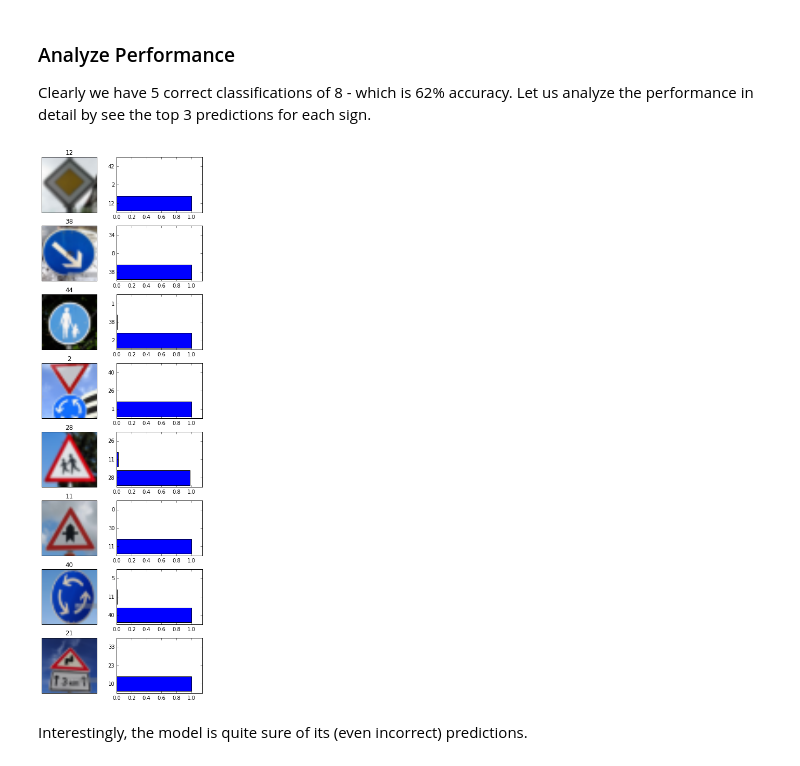
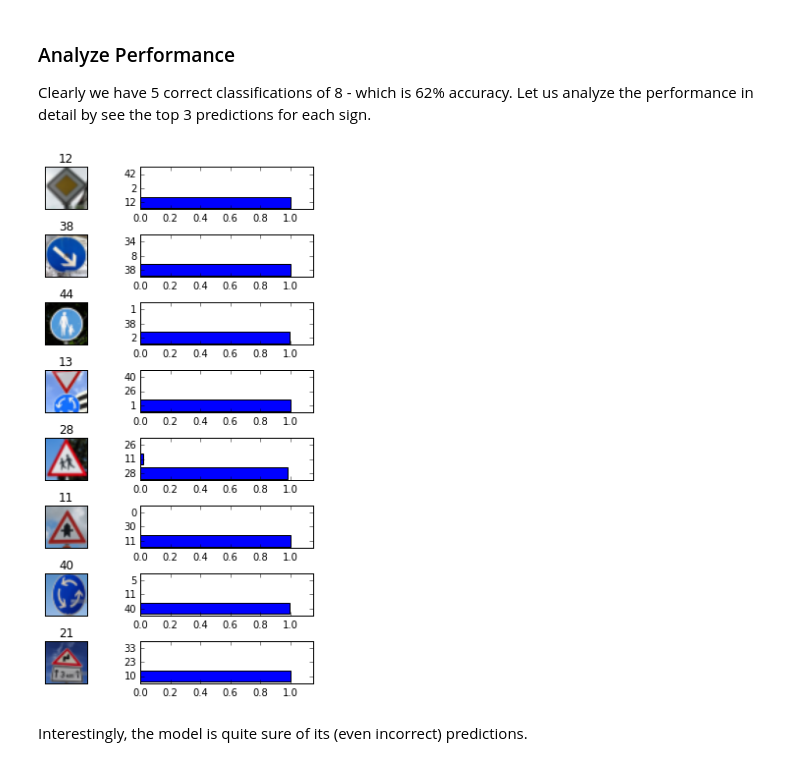
Before and after one commit to precyon/Traffic-Sign-Classifier, a Jupyter notebook: Traffic_Sign_Classifier.ipynb, the cells around one changed output. Saved outputs shown, nothing was run; the diff lists cells and outputs as text; code cells hidden in the pictures.

```diff
--- a/Traffic_Sign_Classifier.ipynb
+++ b/Traffic_Sign_Classifier.ipynb
@@ -801,7 +802,7 @@ for i in range(8):
     #plt.show()
 
 # Manually label the dataset
-y_field = np.array([12,38,44,2,28,11,40,21])
+y_field = np.array([12,38,44,13,28,11,40,21])
 print(x_field.shape)
 
 # Show the images and their labels
@@ -813,6 +814,8 @@ for i in range(8):
     plt.title(sign)
     plt.xticks([])
     plt.yticks([])
+
+#plt.savefig('field-images.png', dpi=120, transparent=True, box_inches='Tight')
 plt.show()
 
 # Process the images
@@ -856,23 +859,24 @@ plt.show()
 
 Clearly we have 5 correct classifications of 8 - which is 62% accuracy. Let us analyze the performance in detail by see the top 3 predictions for each sign.
 # %%
-topFig = plt.figure(figsize=(5,15))
+topFig = plt.figure(figsize=(5,8))
 for i in range(8):
     plt.subplot(8, 2, 2*i+1)
     plt.imshow(x_field[i,:,:,:])
     #sign = signNames[y_field[i]] if y_field[i] < 43 else '(unlabeled)'
     plt.title(y_field[i])
     plt.xticks([])
     plt.yticks([])
     plt.subplot(8,2,2*i+2)
     xlabels = np.char.mod('%d', topk.indices[i,:])
     plt.barh(np.arange(3), topk.values[i,:], align='center')
     plt.yticks(np.arange(3), xlabels)
     plt.xlim([0,1.15])
 plt.tight_layout()
+#plt.savefig('field-images-softmax.png', dpi=120, transparent=True, box_inches='Tight')
 plt.show()
 # %% [output]
-[figure, old version]
+[figure, new version]
 # %% [markdown]
 Interestingly, the model is quite sure of its (even incorrect) predictions.
 # %% [markdown]
```
Also changed, not shown: parts of 3 cells of this notebook, 1 other file.
